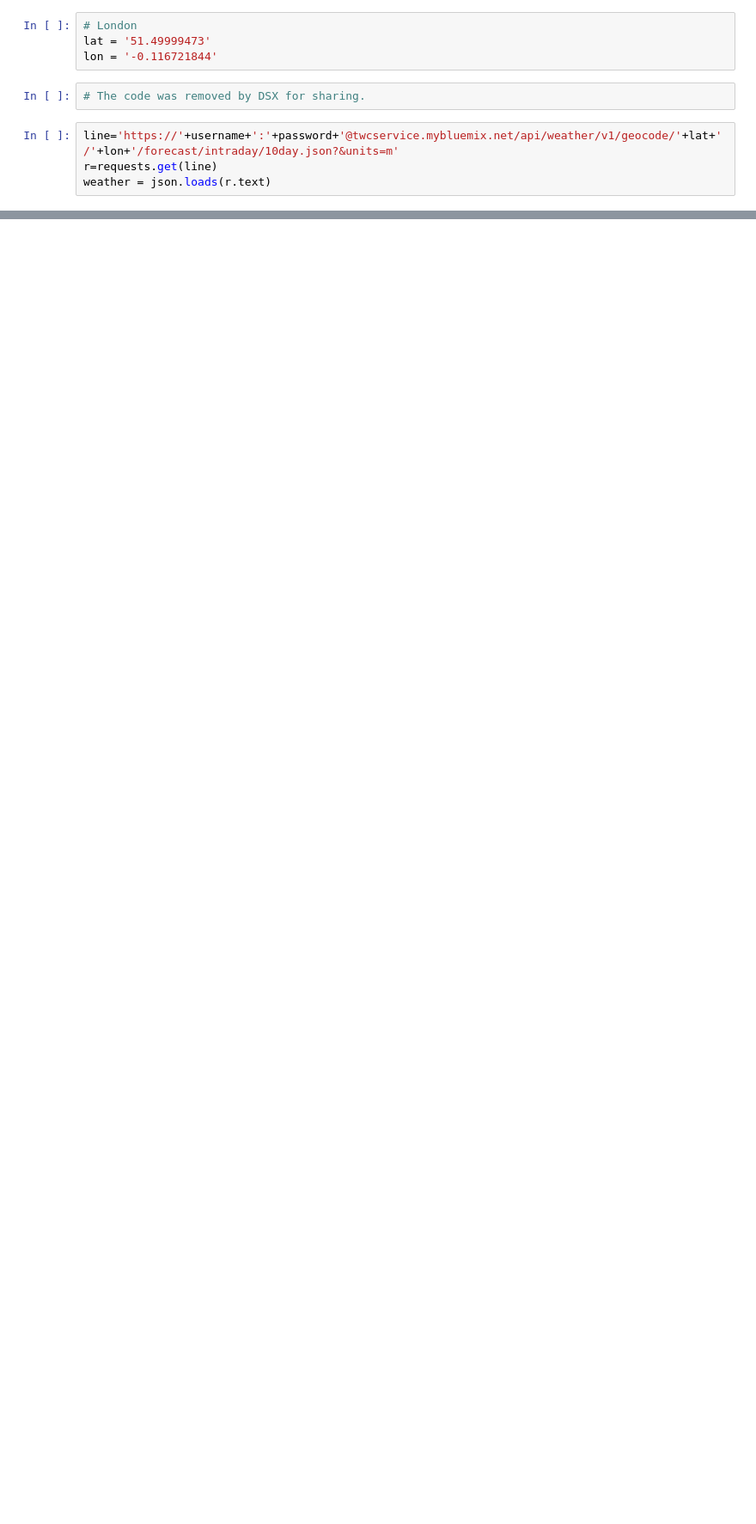
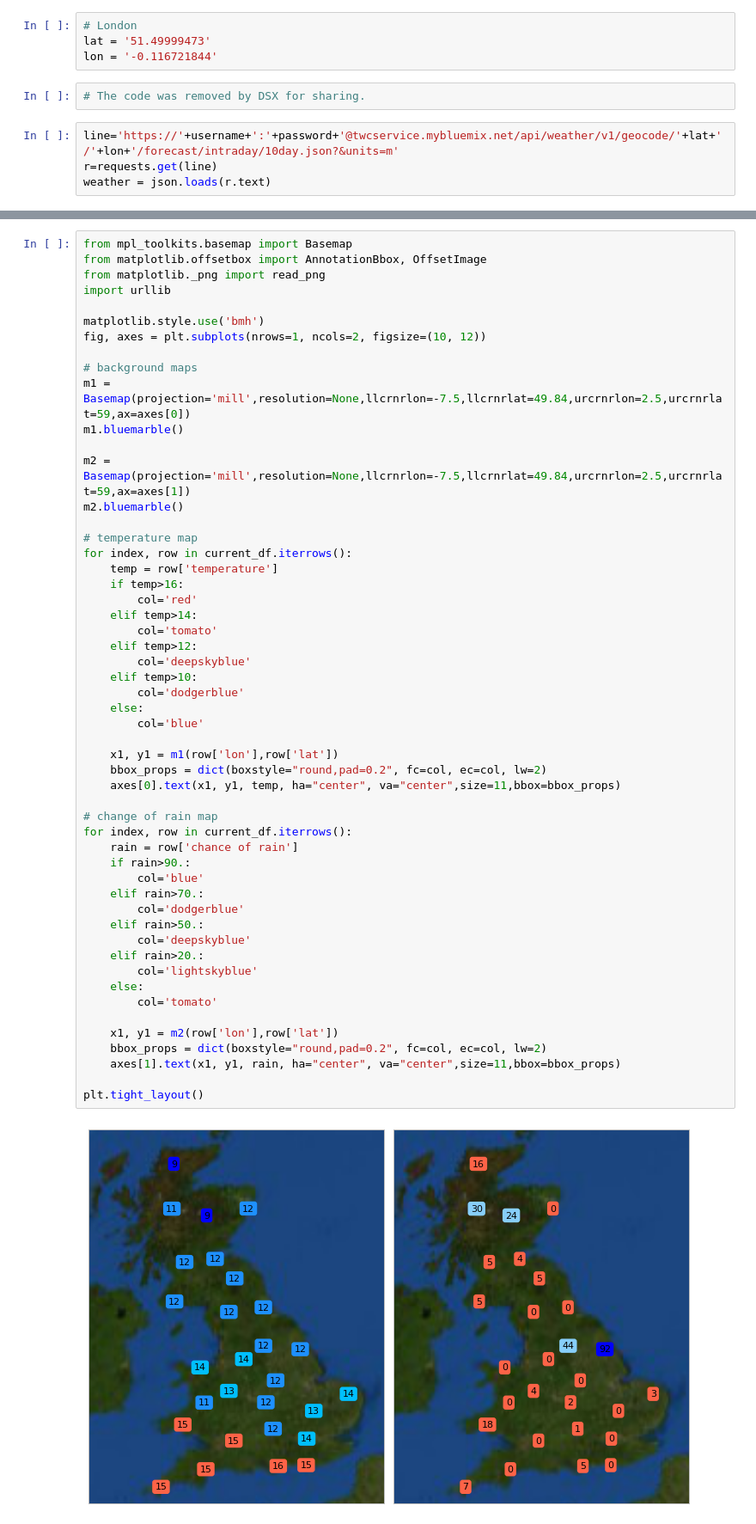
Before and after one commit to Spottybadrabbit/weather-demos, a Jupyter notebook: Weather Forecast with Matplotlib.ipynb, the cells around one changed output, grey strips where cells are left out. Shown at 86% size. Drawn from its saved outputs; the diff is of its cells as text; blank space fills up the shorter version.

```diff
--- a/Weather Forecast with Matplotlib.ipynb
+++ b/Weather Forecast with Matplotlib.ipynb
@@ -61,0 +179,55 @@ print(json.dumps(weather, indent=4, sort_keys=True))
+# %%
+from mpl_toolkits.basemap import Basemap
+from matplotlib.offsetbox import AnnotationBbox, OffsetImage
+from matplotlib._png import read_png
+import urllib
+
+matplotlib.style.use('bmh')
+fig, axes = plt.subplots(nrows=1, ncols=2, figsize=(10, 12))
+
+# background maps
+m1 = Basemap(projection='mill',resolution=None,llcrnrlon=-7.5,llcrnrlat=49.84,urcrnrlon=2.5,urcrnrlat=59,ax=axes[0])
+m1.bluemarble()
+
+m2 = Basemap(projection='mill',resolution=None,llcrnrlon=-7.5,llcrnrlat=49.84,urcrnrlon=2.5,urcrnrlat=59,ax=axes[1])
+m2.bluemarble()
+
+# temperature map
+for index, row in current_df.iterrows():
+    temp = row['temperature']
+    if temp>16:
+        col='red'
+    elif temp>14:
+        col='tomato'
+    elif temp>12:
+        col='deepskyblue'
+    elif temp>10:
+        col='dodgerblue'
+    else:
+        col='blue'
+
+    x1, y1 = m1(row['lon'],row['lat'])
+    bbox_props = dict(boxstyle="round,pad=0.2", fc=col, ec=col, lw=2)
+    axes[0].text(x1, y1, temp, ha="center", va="center",size=11,bbox=bbox_props)
+
+# change of rain map
+for index, row in current_df.iterrows():
+    rain = row['chance of rain']
+    if rain>90.:
+        col='blue'
+    elif rain>70.:
+        col='dodgerblue'
+    elif rain>50.:
+        col='deepskyblue'
+    elif rain>20.:
+        col='lightskyblue'
+    else:
+        col='tomato'
+
+    x1, y1 = m2(row['lon'],row['lat'])
+    bbox_props = dict(boxstyle="round,pad=0.2", fc=col, ec=col, lw=2)
+    axes[1].text(x1, y1, rain, ha="center", va="center",size=11,bbox=bbox_props)
+
+plt.tight_layout()
+# %% [output]
+[figure, added]
```
Also changed, not shown: parts of 14 cells of this notebook.
